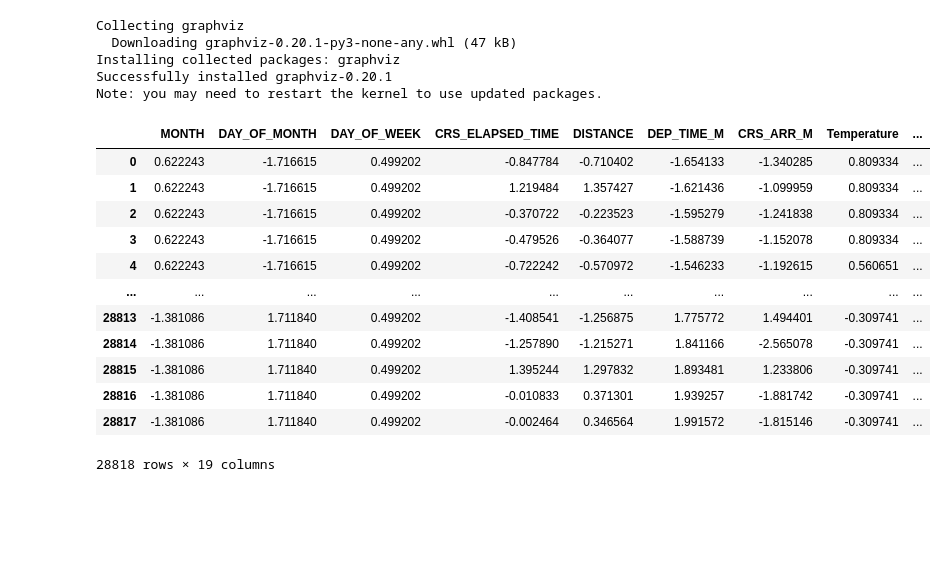
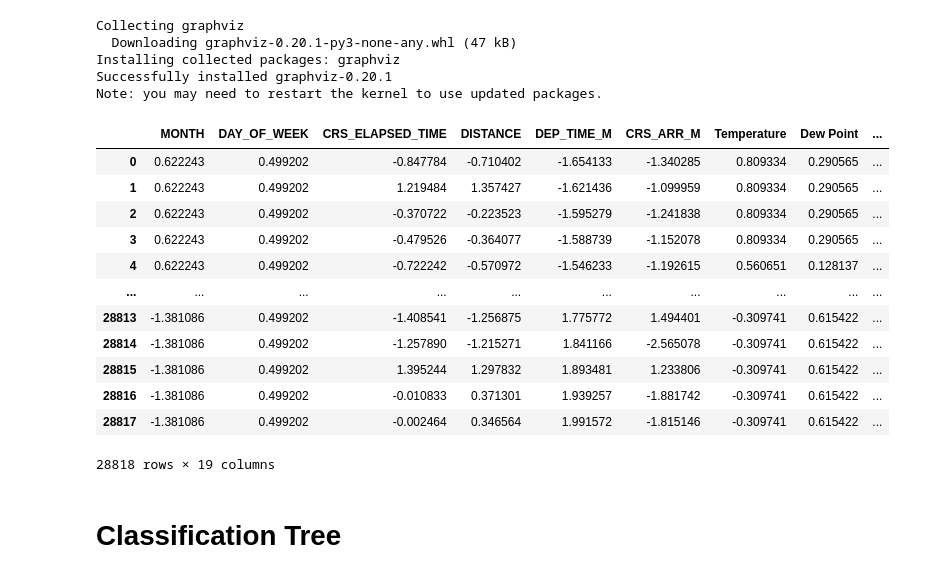
Before and after one commit to Yunue2110/FinalProject, a Jupyter notebook: DECISION_TREE.ipynb, the cells around one changed output. Cells and saved outputs as stored; diff of their text form; code cells hidden in the pictures; blank space fills up the shorter version.

```diff
--- a/DECISION_TREE.ipynb
+++ b/DECISION_TREE.ipynb
@@ -21,19 +21,21 @@ from sklearn.tree import DecisionTreeRegressor, DecisionTreeClassifier
 from sklearn.tree import export_graphviz
 import graphviz
 # %%
-df= pd.read_csv('final_vuelos.csv')
+df= pd.read_csv('final_vuelo.csv')
 df
 # %% [output]
-|  | MONTH | DAY_OF_MONTH | DAY_OF_WEEK | CRS_ELAPSED_TIME | DISTANCE | DEP_TIME_M | CRS_ARR_M | Temperature | ... |
-| 0 | 0.622243 | -1.716615 | 0.499202 | -0.847784 | -0.710402 | -1.654133 | -1.340285 | 0.809334 | ... |
-| 1 | 0.622243 | -1.716615 | 0.499202 | 1.219484 | 1.357427 | -1.621436 | -1.099959 | 0.809334 | ... |
-| 2 | 0.622243 | -1.716615 | 0.499202 | -0.370722 | -0.223523 | -1.595279 | -1.241838 | 0.809334 | ... |
-| 3 | 0.622243 | -1.716615 | 0.499202 | -0.479526 | -0.364077 | -1.588739 | -1.152078 | 0.809334 | ... |
-| 4 | 0.622243 | -1.716615 | 0.499202 | -0.722242 | -0.570972 | -1.546233 | -1.192615 | 0.560651 | ... |
+|  | MONTH | DAY_OF_WEEK | CRS_ELAPSED_TIME | DISTANCE | DEP_TIME_M | CRS_ARR_M | Temperature | Dew Point | ... |
+| 0 | 0.622243 | 0.499202 | -0.847784 | -0.710402 | -1.654133 | -1.340285 | 0.809334 | 0.290565 | ... |
+| 1 | 0.622243 | 0.499202 | 1.219484 | 1.357427 | -1.621436 | -1.099959 | 0.809334 | 0.290565 | ... |
+| 2 | 0.622243 | 0.499202 | -0.370722 | -0.223523 | -1.595279 | -1.241838 | 0.809334 | 0.290565 | ... |
+| 3 | 0.622243 | 0.499202 | -0.479526 | -0.364077 | -1.588739 | -1.152078 | 0.809334 | 0.290565 | ... |
+| 4 | 0.622243 | 0.499202 | -0.722242 | -0.570972 | -1.546233 | -1.192615 | 0.560651 | 0.128137 | ... |
 | ... | ... | ... | ... | ... | ... | ... | ... | ... | ... |
-| 28813 | -1.381086 | 1.711840 | 0.499202 | -1.408541 | -1.256875 | 1.775772 | 1.494401 | -0.309741 | ... |
-| 28814 | -1.381086 | 1.711840 | 0.499202 | -1.257890 | -1.215271 | 1.841166 | -2.565078 | -0.309741 | ... |
-| 28815 | -1.381086 | 1.711840 | 0.499202 | 1.395244 | 1.297832 | 1.893481 | 1.233806 | -0.309741 | ... |
-| 28816 | -1.381086 | 1.711840 | 0.499202 | -0.010833 | 0.371301 | 1.939257 | -1.881742 | -0.309741 | ... |
-| 28817 | -1.381086 | 1.711840 | 0.499202 | -0.002464 | 0.346564 | 1.991572 | -1.815146 | -0.309741 | ... |
+| 28813 | -1.381086 | 0.499202 | -1.408541 | -1.256875 | 1.775772 | 1.494401 | -0.309741 | 0.615422 | ... |
+| 28814 | -1.381086 | 0.499202 | -1.257890 | -1.215271 | 1.841166 | -2.565078 | -0.309741 | 0.615422 | ... |
+| 28815 | -1.381086 | 0.499202 | 1.395244 | 1.297832 | 1.893481 | 1.233806 | -0.309741 | 0.615422 | ... |
+| 28816 | -1.381086 | 0.499202 | -0.010833 | 0.371301 | 1.939257 | -1.881742 | -0.309741 | 0.615422 | ... |
+| 28817 | -1.381086 | 0.499202 | -0.002464 | 0.346564 | 1.991572 | -1.815146 | -0.309741 | 0.615422 | ... |
 28818 rows × 19 columns
+# %% [markdown]
+# Classification Tree
```
Also changed, not shown: 5 other files.
